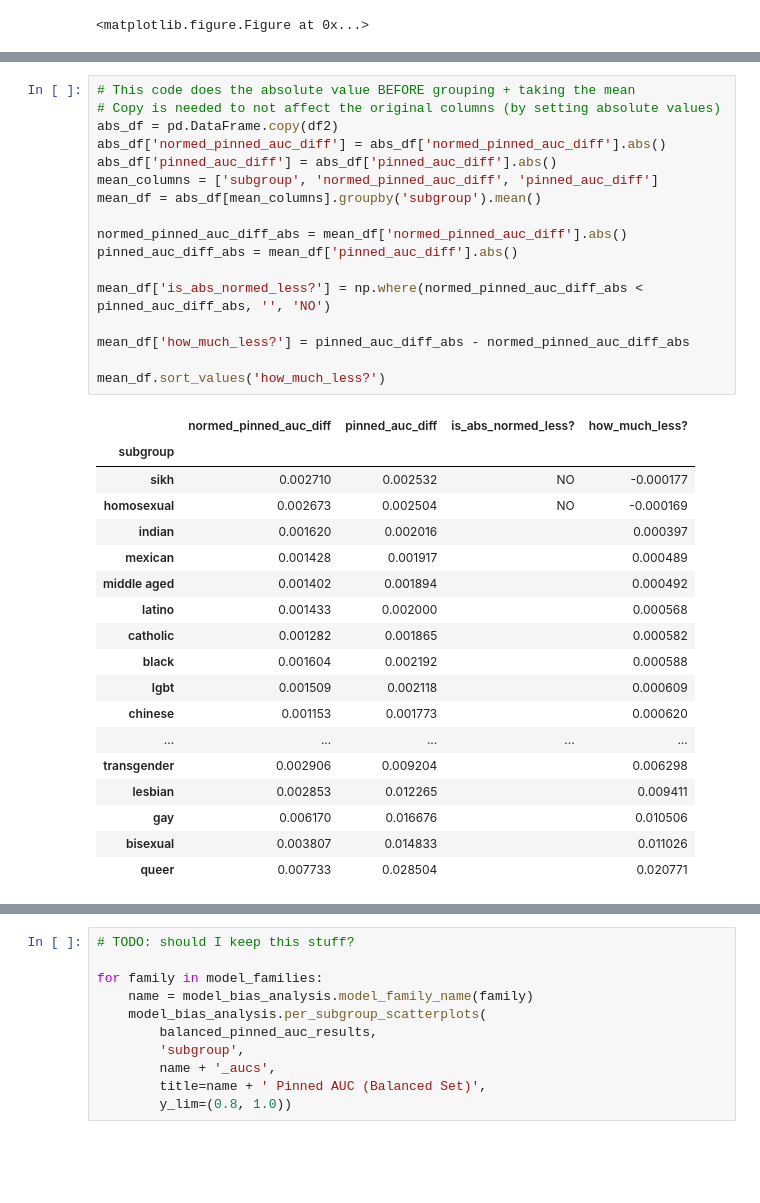
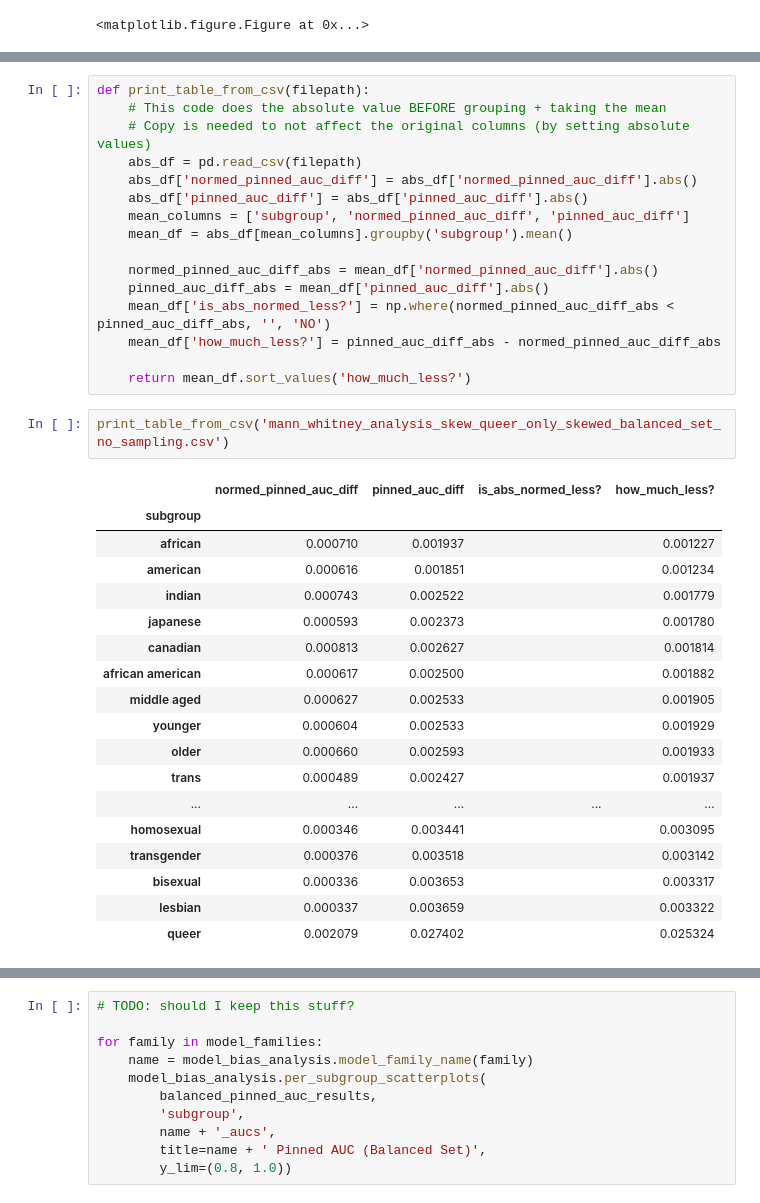
Before and after one commit to ianchou/unintended-ml-bias-analysis, a Jupyter notebook: unintended_ml_bias/mann_whitney_analysis_repeated.ipynb, the cells around one changed output, grey strips where cells are left out. Cells and saved outputs as stored; diff of their text form; blank space fills up the shorter version.

```diff
--- a/unintended_ml_bias/mann_whitney_analysis_repeated.ipynb
+++ b/unintended_ml_bias/mann_whitney_analysis_repeated.ipynb
@@ -153,36 +176,37 @@ df2.head()
 # %%
-# This code does the absolute value BEFORE grouping + taking the mean
-# Copy is needed to not affect the original columns (by setting absolute values)
-abs_df = pd.DataFrame.copy(df2)
-abs_df['normed_pinned_auc_diff'] = abs_df['normed_pinned_auc_diff'].abs()
-abs_df['pinned_auc_diff'] = abs_df['pinned_auc_diff'].abs()
-mean_columns = ['subgroup', 'normed_pinned_auc_diff', 'pinned_auc_diff']
-mean_df = abs_df[mean_columns].groupby('subgroup').mean()
+def print_table_from_csv(filepath):
+    # This code does the absolute value BEFORE grouping + taking the mean
+    # Copy is needed to not affect the original columns (by setting absolute values)
+    abs_df = pd.read_csv(filepath)
+    abs_df['normed_pinned_auc_diff'] = abs_df['normed_pinned_auc_diff'].abs()
+    abs_df['pinned_auc_diff'] = abs_df['pinned_auc_diff'].abs()
+    mean_columns = ['subgroup', 'normed_pinned_auc_diff', 'pinned_auc_diff']
+    mean_df = abs_df[mean_columns].groupby('subgroup').mean()
 
-normed_pinned_auc_diff_abs = mean_df['normed_pinned_auc_diff'].abs()
-pinned_auc_diff_abs = mean_df['pinned_auc_diff'].abs()
+    normed_pinned_auc_diff_abs = mean_df['normed_pinned_auc_diff'].abs()
+    pinned_auc_diff_abs = mean_df['pinned_auc_diff'].abs()
+    mean_df['is_abs_normed_less?'] = np.where(normed_pinned_auc_diff_abs < pinned_auc_diff_abs, '', 'NO')
+    mean_df['how_much_less?'] = pinned_auc_diff_abs - normed_pinned_auc_diff_abs
 
-mean_df['is_abs_normed_less?'] = np.where(normed_pinned_auc_diff_abs < pinned_auc_diff_abs, '', 'NO')
-
-mean_df['how_much_less?'] = pinned_auc_diff_abs - normed_pinned_auc_diff_abs
-
-mean_df.sort_values('how_much_less?')
+    return mean_df.sort_values('how_much_less?')
-# %% [output]
-|  | normed_pinned_auc_diff | pinned_auc_diff | is_abs_normed_less? | how_much_less? |
-| subgroup |  |  |  |  |
-| sikh | 0.002710 | 0.002532 | NO | -0.000177 |
-| homosexual | 0.002673 | 0.002504 | NO | -0.000169 |
-| indian | 0.001620 | 0.002016 |  | 0.000397 |
-| mexican | 0.001428 | 0.001917 |  | 0.000489 |
-| middle aged | 0.001402 | 0.001894 |  | 0.000492 |
-| latino | 0.001433 | 0.002000 |  | 0.000568 |
-| catholic | 0.001282 | 0.001865 |  | 0.000582 |
-| black | 0.001604 | 0.002192 |  | 0.000588 |
-| lgbt | 0.001509 | 0.002118 |  | 0.000609 |
-| chinese | 0.001153 | 0.001773 |  | 0.000620 |
-| ... | ... | ... | ... | ... |
-| transgender | 0.002906 | 0.009204 |  | 0.006298 |
-| lesbian | 0.002853 | 0.012265 |  | 0.009411 |
-| gay | 0.006170 | 0.016676 |  | 0.010506 |
-| bisexual | 0.003807 | 0.014833 |  | 0.011026 |
-| queer | 0.007733 | 0.028504 |  | 0.020771 |
+# %%
+print_table_from_csv('mann_whitney_analysis_skew_queer_only_skewed_balanced_set_no_sampling.csv')
+# %% [output]
+|  | normed_pinned_auc_diff | pinned_auc_diff | is_abs_normed_less? | how_much_less? |
+| subgroup |  |  |  |  |
+| african | 0.000710 | 0.001937 |  | 0.001227 |
+| american | 0.000616 | 0.001851 |  | 0.001234 |
+| indian | 0.000743 | 0.002522 |  | 0.001779 |
+| japanese | 0.000593 | 0.002373 |  | 0.001780 |
+| canadian | 0.000813 | 0.002627 |  | 0.001814 |
+| african american | 0.000617 | 0.002500 |  | 0.001882 |
+| middle aged | 0.000627 | 0.002533 |  | 0.001905 |
+| younger | 0.000604 | 0.002533 |  | 0.001929 |
+| older | 0.000660 | 0.002593 |  | 0.001933 |
+| trans | 0.000489 | 0.002427 |  | 0.001937 |
+| ... | ... | ... | ... | ... |
+| homosexual | 0.000346 | 0.003441 |  | 0.003095 |
+| transgender | 0.000376 | 0.003518 |  | 0.003142 |
+| bisexual | 0.000336 | 0.003653 |  | 0.003317 |
+| lesbian | 0.000337 | 0.003659 |  | 0.003322 |
+| queer | 0.002079 | 0.027402 |  | 0.025324 |
```
Also changed, not shown: parts of 14 cells of this notebook, 6 other files.
